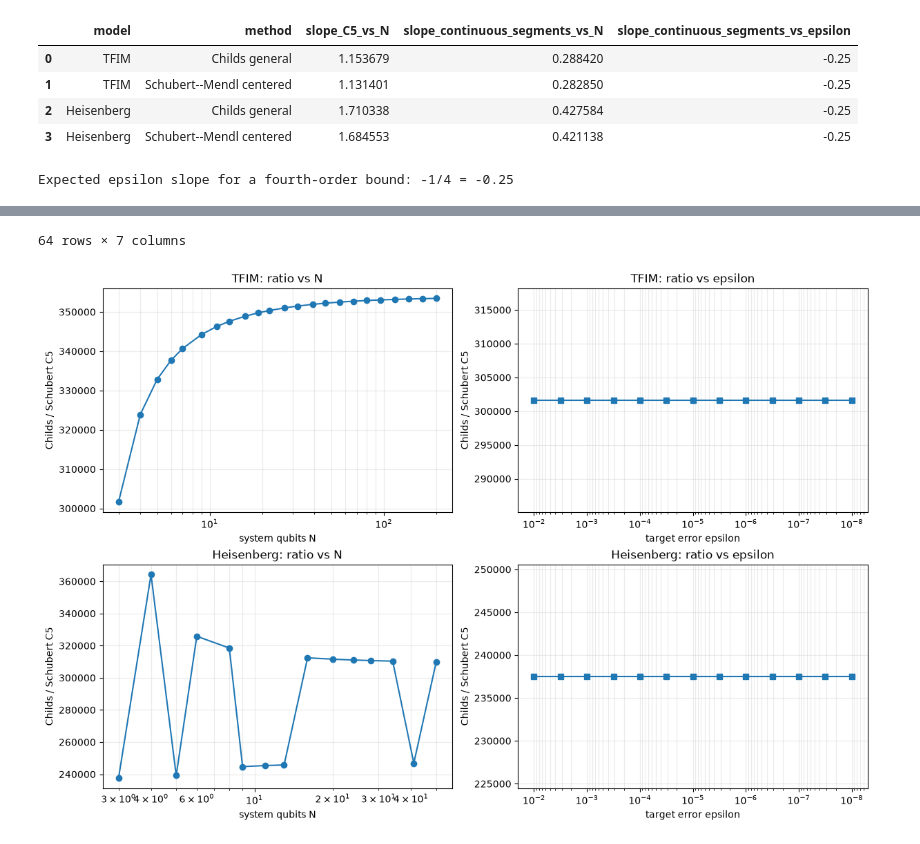
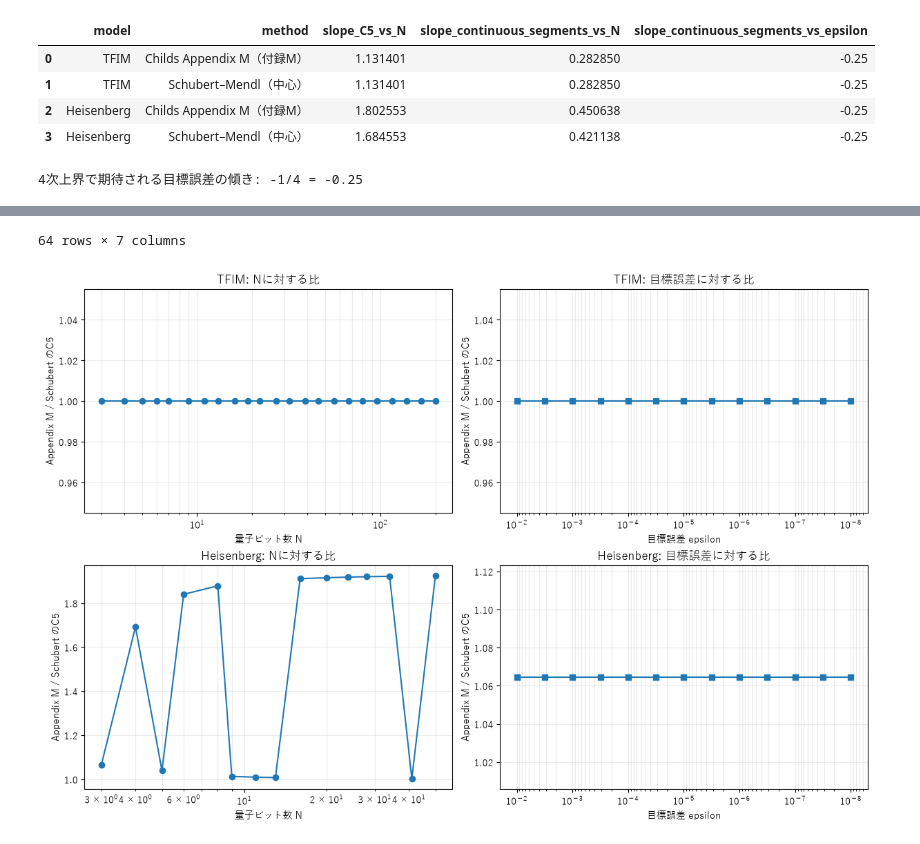
Before and after one commit to xiang-gong3944/001_hamiltonian_simulation, a Jupyter notebook: notebooks/trotter_formula_comparison.ipynb, the cells around one changed output, grey strips where cells are left out. Drawn from its saved outputs; the diff is of its cells as text; code cells hidden in the pictures.

```diff
--- a/notebooks/trotter_formula_comparison.ipynb
+++ b/notebooks/trotter_formula_comparison.ipynb
@@ -83,7 +89,7 @@ for name, hamiltonian in model_cases(BASE_QUBITS).items():
     base_problems[name], base_results[name] = compare_bound_methods(hamiltonian)
     problem = base_problems[name]
     print(
-        f"{name}: groups={problem.group_count}, group_sizes={problem.group_sizes}, "
-        f"merged exponentials={problem.exponential_count}, center s={problem.centered_index}"
+        f"{name}: グループ数={problem.group_count}, グループサイズ={problem.group_sizes}, "
+        f"統合後の指数演算子数={problem.exponential_count}, 中心s={problem.centered_index}"
     )
 # %% [output]
@@ -99,7 +105,7 @@ def result_table(problem, results, target_error=1e-3):
             else None
         )
         rows.append({
-            "method": method,
+            "method": DISPLAY_NAMES[method],
             "bound_family": result.bound_family,
             "C5": result.one_step_coefficient,
             "center_s": result.center_index,
@@ -110,6 +116,6 @@ def result_table(problem, results, target_error=1e-3):
     return pd.DataFrame(rows)
 
 for name in base_problems:
-    print(name)
+    print(f"{name}の結果")
     display(result_table(base_problems[name], base_results[name]))
 # %% [output]
@@ -221,14 +252,14 @@ display(error_frame)
 # %%
 fig, axes = plt.subplots(2, 2, figsize=(12, 8), constrained_layout=True)
-for column, ylabel, row in (("C5", "one-step coefficient C5", 0), ("required_segments", "required repetitions", 1)):
+for column, ylabel, row in (("C5", "1ステップ係数 C5", 0), ("required_segments", "必要反復回数", 1)):
     for col, model_name in enumerate(("TFIM", "Heisenberg")):
         ax = axes[row, col]
         subset = size_frame[size_frame.model == model_name]
         for method in primary_methods:
             curve = subset[subset.method == method]
-            ax.loglog(curve.system_qubits, curve[column], marker="o", label=method)
+            ax.loglog(curve.system_qubits, curve[column], marker="o", label=DISPLAY_NAMES[method])
         ax.set_title(f"{model_name}: {ylabel}")
-        ax.set_xlabel("system qubits")
+        ax.set_xlabel("量子ビット数")
         ax.set_ylabel(ylabel)
         ax.grid(True, which="both", alpha=0.25)
         ax.legend()
@@ -239,10 +270,10 @@ for ax, model_name in zip(axes, ("TFIM", "Heisenberg")):
     subset = error_frame[error_frame.model == model_name]
     for method in primary_methods:
         curve = subset[subset.method == method].sort_values("target_error")
-        ax.loglog(curve.target_error, curve.required_segments, marker="o", label=method)
-    ax.set_title(f"{model_name}: target-error sweep")
-    ax.set_xlabel("target error")
-    ax.set_ylabel("required repetitions")
+        ax.loglog(curve.target_error, curve.required_segments, marker="o", label=DISPLAY_NAMES[method])
+    ax.set_title(f"{model_name}: 目標誤差スイープ")
+    ax.set_xlabel("目標誤差")
+    ax.set_ylabel("必要反復回数")
     ax.invert_xaxis()
     ax.grid(True, which="both", alpha=0.25)
     ax.legend()
@@ -268,15 +299,15 @@ for model_name in ("TFIM", "Heisenberg"):
             "slope_continuous_segments_vs_epsilon": loglog_slope(error_curve, "target_error", "continuous_segments", method),
         })
 slope_frame = pd.DataFrame(slope_rows)
-display(slope_frame)
-print("Expected epsilon slope for a fourth-order bound: -1/4 = -0.25")
+display(slope_frame.assign(method=slope_frame.method.map(DISPLAY_NAMES)))
+print("4次上界で期待される目標誤差の傾き: -1/4 = -0.25")
 
 ratio_rows = []
 for model_name in ("TFIM", "Heisenberg"):
     for source_frame, x_column in ((size_frame, "system_qubits"), (error_frame, "target_error")):
         subset = source_frame[source_frame.model == model_name]
         pivot = subset.pivot(index=x_column, columns="method", values="C5").reset_index()
-        pivot["C5_ratio_Childs_over_Schubert"] = pivot["Childs general"] / pivot["Schubert--Mendl centered"]
+        pivot["C5_ratio_Appendix_M_over_Schubert"] = pivot["Childs Appendix M"] / pivot["Schubert--Mendl centered"]
         pivot["model"] = model_name
         pivot["sweep"] = x_column
         ratio_rows.append(pivot)
@@ -287,22 +318,22 @@ fig, axes = plt.subplots(2, 2, figsize=(12, 8), constrained_layout=True)
 for row, model_name in enumerate(("TFIM", "Heisenberg")):
     size_ratio = ratio_frame[(ratio_frame.model == model_name) & (ratio_frame.sweep == "system_qubits")].sort_values("system_qubits")
     error_ratio = ratio_frame[(ratio_frame.model == model_name) & (ratio_frame.sweep == "target_error")].sort_values("target_error")
-    axes[row, 0].semilogx(size_ratio.system_qubits, size_ratio.C5_ratio_Childs_over_Schubert, marker="o")
-    axes[row, 0].set_title(f"{model_name}: ratio vs N")
-    axes[row, 0].set_xlabel("system qubits N")
-    axes[row, 0].set_ylabel("Childs / Schubert C5")
+    axes[row, 0].semilogx(size_ratio.system_qubits, size_ratio.C5_ratio_Appendix_M_over_Schubert, marker="o")
+    axes[row, 0].set_title(f"{model_name}: Nに対する比")
+    axes[row, 0].set_xlabel("量子ビット数 N")
+    axes[row, 0].set_ylabel("Appendix M / Schubert のC5")
     axes[row, 0].grid(True, which="both", alpha=0.25)
-    axes[row, 1].semilogx(error_ratio.target_error, error_ratio.C5_ratio_Childs_over_Schubert, marker="s")
-    axes[row, 1].set_title(f"{model_name}: ratio vs epsilon")
-    axes[row, 1].set_xlabel("target error epsilon")
-    axes[row, 1].set_ylabel("Childs / Schubert C5")
+    axes[row, 1].semilogx(error_ratio.target_error, error_ratio.C5_ratio_Appendix_M_over_Schubert, marker="s")
+    axes[row, 1].set_title(f"{model_name}: 目標誤差に対する比")
+    axes[row, 1].set_xlabel("目標誤差 epsilon")
+    axes[row, 1].set_ylabel("Appendix M / Schubert のC5")
     axes[row, 1].invert_xaxis()
     axes[row, 1].grid(True, which="both", alpha=0.25)
 plt.show()
 # %% [output]
 |  | model | method | slope_C5_vs_N | slope_continuous_segments_vs_N | slope_continuous_segments_vs_epsilon |
-| 0 | TFIM | Childs general | 1.153679 | 0.288420 | -0.25 |
-| 1 | TFIM | Schubert--Mendl centered | 1.131401 | 0.282850 | -0.25 |
-| 2 | Heisenberg | Childs general | 1.710338 | 0.427584 | -0.25 |
-| 3 | Heisenberg | Schubert--Mendl centered | 1.684553 | 0.421138 | -0.25 |
+| 0 | TFIM | Childs Appendix M（付録M） | 1.131401 | 0.282850 | -0.25 |
+| 1 | TFIM | Schubert–Mendl（中心） | 1.131401 | 0.282850 | -0.25 |
+| 2 | Heisenberg | Childs Appendix M（付録M） | 1.802553 | 0.450638 | -0.25 |
+| 3 | Heisenberg | Schubert–Mendl（中心） | 1.684553 | 0.421138 | -0.25 |
-Expected epsilon slope for a fourth-order bound: -1/4 = -0.25
+4次上界で期待される目標誤差の傾き: -1/4 = -0.25
@@ -321,3 +352,3 @@ Expected epsilon slope for a fourth-order bound: -1/4 = -0.25
 64 rows × 7 columns
-[figure, old version]
+[figure, new version]
 # %% [markdown]
```
Also changed, not shown: parts of 22 cells of this notebook.
